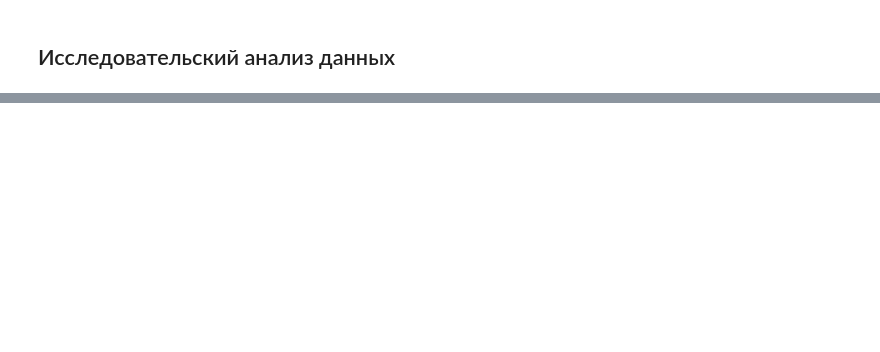
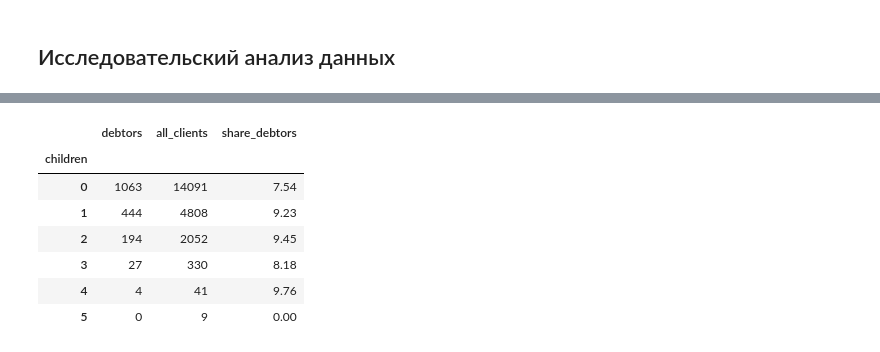
Before and after one commit to MrKostas/YandexPractikum_projects, a Jupyter notebook: notebooks/SecondPetProject_DataPreprocessing.ipynb, the cells around one changed output, grey strips where cells are left out. Drawn from its saved outputs; the diff is of its cells as text; code cells hidden in the pictures; blank space fills up the shorter version.

```diff
--- a/notebooks/SecondPetProject_DataPreprocessing.ipynb
+++ b/notebooks/SecondPetProject_DataPreprocessing.ipynb
@@ -374,0 +398,21 @@ data['purpose_category'] = data['purpose'].apply(categorize_purpose)
+# %%
+# инициализация пользовательской функции по созданию сводной таблицы
+def create_pivot(data : pd.DataFrame, feature : str):
+    pivot_data = (data.groupby(feature).agg({'debt' : 'sum',
+                                             'dob_years' : 'count'})
+                        .rename(columns = {'debt' : 'debtors',
+                                           'dob_years' : 'all_clients'}))
+    pivot_data['share_debtors'] = round(pivot_data['debtors'] * 100 / pivot_data['all_clients'], 2)
+    return pivot_data
+# %%
+# формирование свода по зависимости возврата кредита от количества детей
+create_pivot(data, 'children')
+# %% [output]
+|  | debtors | all_clients | share_debtors |
+| children |  |  |  |
+| 0 | 1063 | 14091 | 7.54 |
+| 1 | 444 | 4808 | 9.23 |
+| 2 | 194 | 2052 | 9.45 |
+| 3 | 27 | 330 | 8.18 |
+| 4 | 4 | 41 | 9.76 |
+| 5 | 0 | 9 | 0.00 |
```
Also changed, not shown: parts of 21 cells of this notebook.
